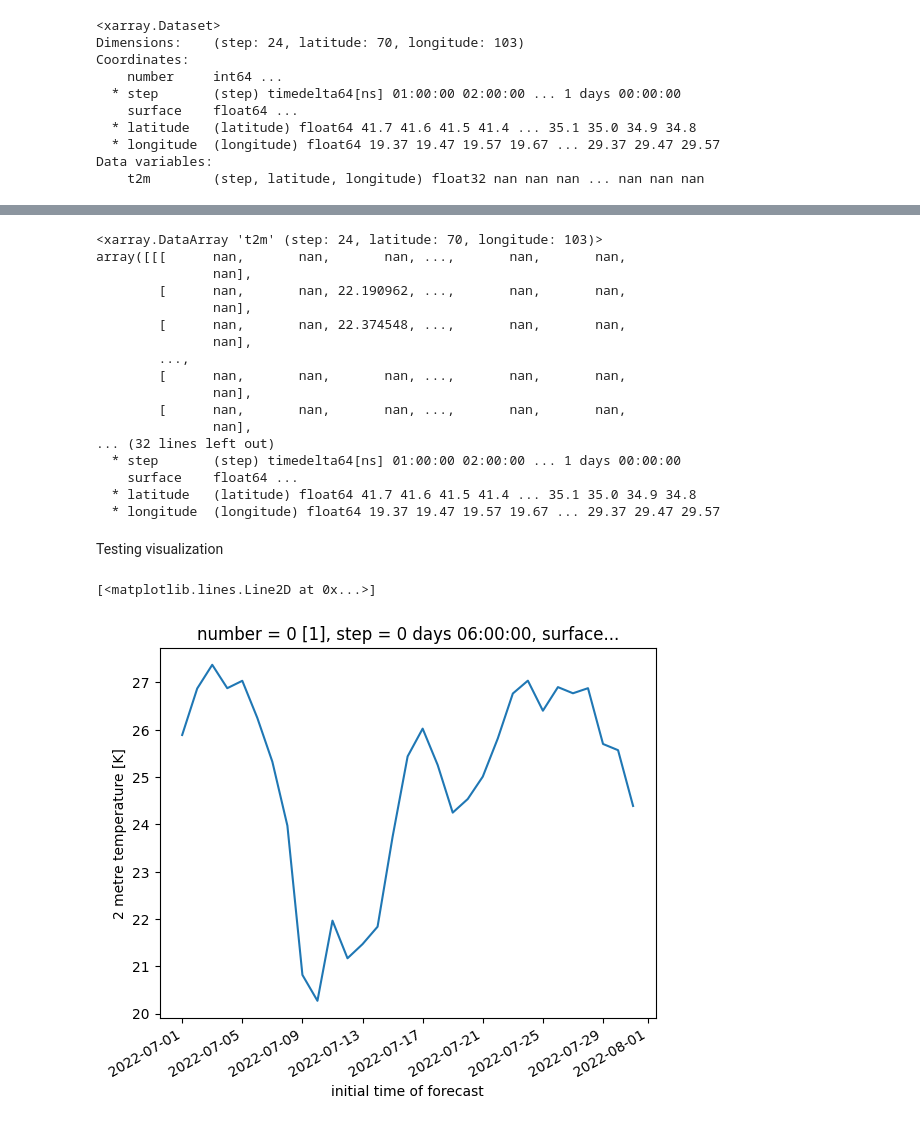
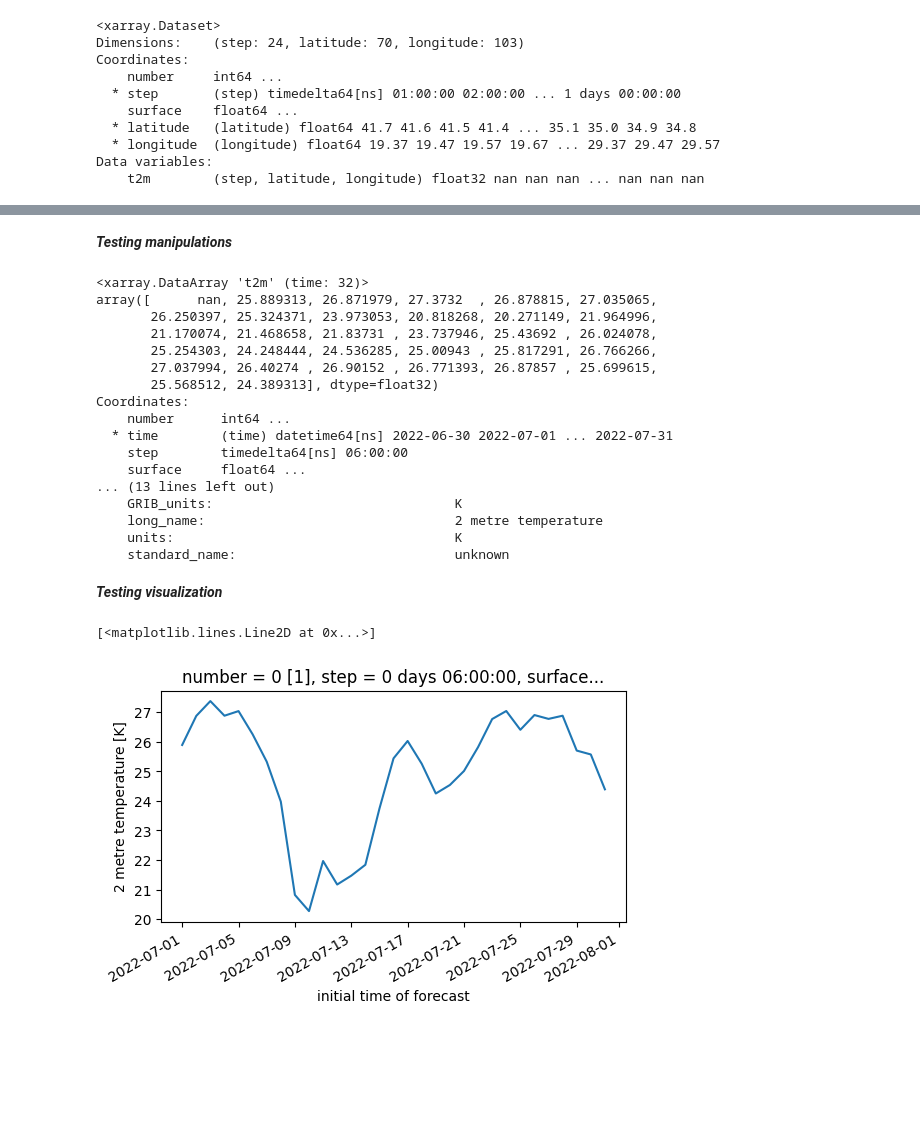
Before and after one commit to edwardLum/mapping-data-visualization-python, a Jupyter notebook: code/exercise1/Working with xarray.ipynb, the cells around one changed output, grey strips where cells are left out. Cells and saved outputs as stored; diff of their text form; code cells hidden in the pictures; blank space fills up the shorter version.

```diff
--- a/code/exercise1/Working with xarray.ipynb
+++ b/code/exercise1/Working with xarray.ipynb
@@ -112,27 +89,31 @@ Coordinates:
-# %%
-ds.mean(dim='time').t2m
-# %% [output]
-<xarray.DataArray 't2m' (step: 24, latitude: 70, longitude: 103)>
-array([[[      nan,       nan,       nan, ...,       nan,       nan,
-               nan],
-        [      nan,       nan, 22.190962, ...,       nan,       nan,
-               nan],
-        [      nan,       nan, 22.374548, ...,       nan,       nan,
-               nan],
-        ...,
-        [      nan,       nan,       nan, ...,       nan,       nan,
-               nan],
-        [      nan,       nan,       nan, ...,       nan,       nan,
-               nan],
-... (32 lines left out)
-  * step       (step) timedelta64[ns] 01:00:00 02:00:00 ... 1 days 00:00:00
-    surface    float64 ...
-  * latitude   (latitude) float64 41.7 41.6 41.5 41.4 ... 35.1 35.0 34.9 34.8
-  * longitude  (longitude) float64 19.37 19.47 19.57 19.67 ... 29.37 29.47 29.57
-# %% [markdown]
-Testing visualization
+# %% [markdown]
+***Testing manipulations***
+# %%
+# Using isel to select the date inde
+temp1d = ds.t2m.isel(longitude=5, latitude=5, step=5)
+print(temp1d)
+# %% [output]
+<xarray.DataArray 't2m' (time: 32)>
+array([      nan, 25.889313, 26.871979, 27.3732  , 26.878815, 27.035065,
+       26.250397, 25.324371, 23.973053, 20.818268, 20.271149, 21.964996,
+       21.170074, 21.468658, 21.83731 , 23.737946, 25.43692 , 26.024078,
+       25.254303, 24.248444, 24.536285, 25.00943 , 25.817291, 26.766266,
+       27.037994, 26.40274 , 26.90152 , 26.771393, 26.87857 , 25.699615,
+       25.568512, 24.389313], dtype=float32)
+Coordinates:
+    number      int64 ...
+  * time        (time) datetime64[ns] 2022-06-30 2022-07-01 ... 2022-07-31
+    step        timedelta64[ns] 06:00:00
+    surface     float64 ...
+... (13 lines left out)
+    GRIB_units:                               K
+    long_name:                                2 metre temperature
+    units:                                    K
+    standard_name:                            unknown
+# %% [markdown]
+***Testing visualization***
 # %%
-one_dimension_test.plot()
+temp1d.plot(aspect=2, size=3)
 # %% [output]
 [<matplotlib.lines.Line2D at 0x...>]
-[figure, old version]
+[figure, new version]
```
Also changed, not shown: parts of 6 cells of this notebook.
